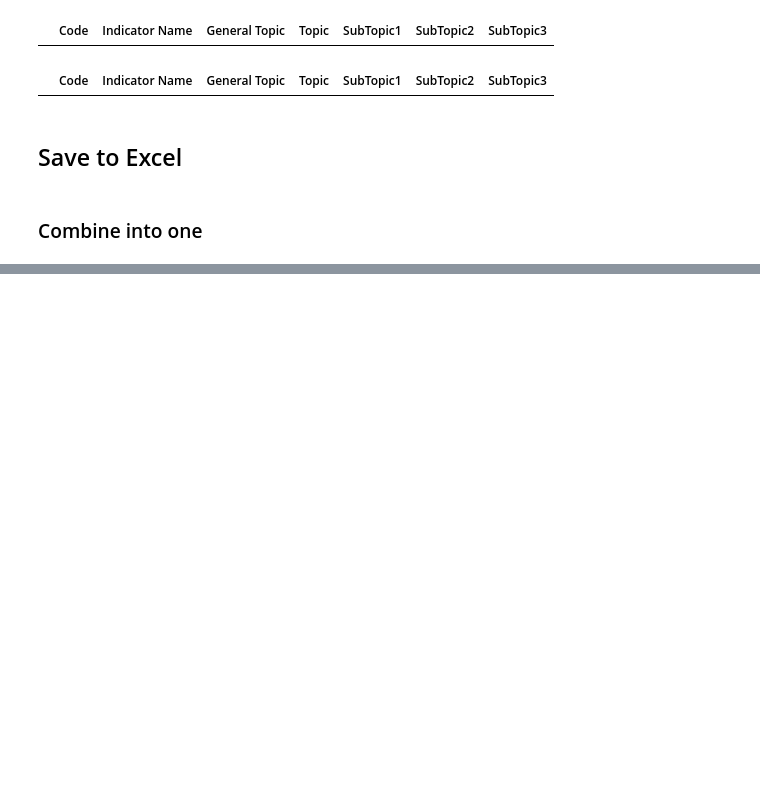
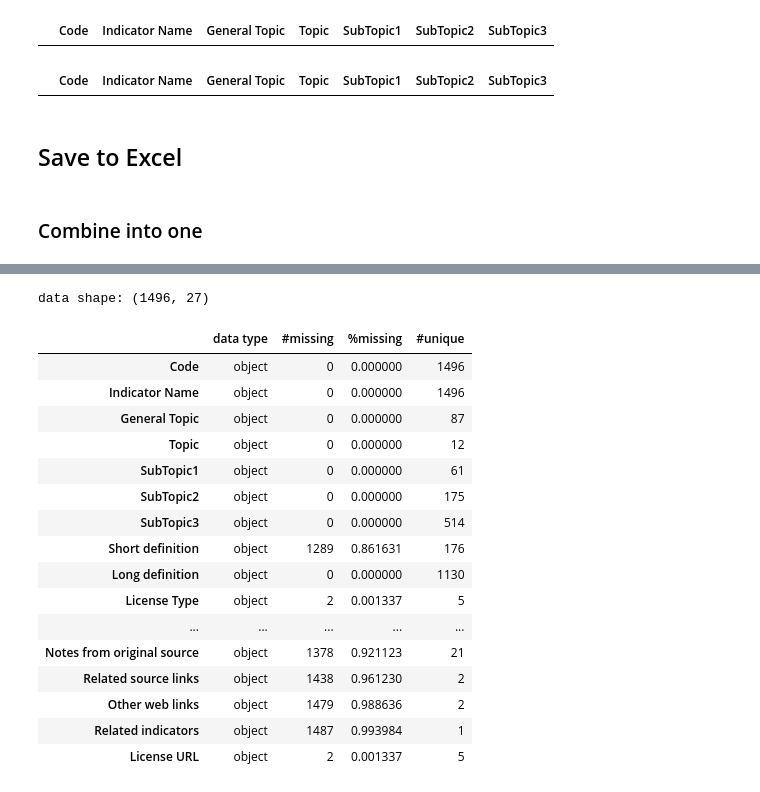
Before and after one commit to bm-sami/tunisia-wdi-structure, a Jupyter notebook: notebooks/metadata_code_1.ipynb, the cells around one changed output, grey strips where cells are left out. Saved outputs shown, nothing was run; the diff lists cells and outputs as text; code cells hidden in the pictures; blank space fills up the shorter version.

```diff
--- a/notebooks/metadata_code_1.ipynb
+++ b/notebooks/metadata_code_1.ipynb
@@ -1581,0 +1617,5 @@ combined_df.to_excel('../data/hierarchy/hierarchy_code.xlsx', index=False)
+# %%
+# We can use the function update to replace the valeus of the topics data as they have the same column names
+metadata_topic.update(combined_df)
+
+metadata_topic
@@ -1581,0 +1636,21 @@ combined_df.to_excel('../data/hierarchy/hierarchy_code.xlsx', index=False)
+# %%
+summary(metadata_topic).style.background_gradient(cmap='Blues')
+# %% [output]
+data shape: (1496, 27)
+|  | data type | #missing | %missing | #unique |
+| Code | object | 0 | 0.000000 | 1496 |
+| Indicator Name | object | 0 | 0.000000 | 1496 |
+| General Topic | object | 0 | 0.000000 | 87 |
+| Topic | object | 0 | 0.000000 | 12 |
+| SubTopic1 | object | 0 | 0.000000 | 61 |
+| SubTopic2 | object | 0 | 0.000000 | 175 |
+| SubTopic3 | object | 0 | 0.000000 | 514 |
+| Short definition | object | 1289 | 0.861631 | 176 |
+| Long definition | object | 0 | 0.000000 | 1130 |
+| License Type | object | 2 | 0.001337 | 5 |
+| ... | ... | ... | ... | ... |
+| Notes from original source | object | 1378 | 0.921123 | 21 |
+| Related source links | object | 1438 | 0.961230 | 2 |
+| Other web links | object | 1479 | 0.988636 | 2 |
+| Related indicators | object | 1487 | 0.993984 | 1 |
+| License URL | object | 2 | 0.001337 | 5 |
```
Also changed, not shown: parts of 7 cells of this notebook, 5 other files.
